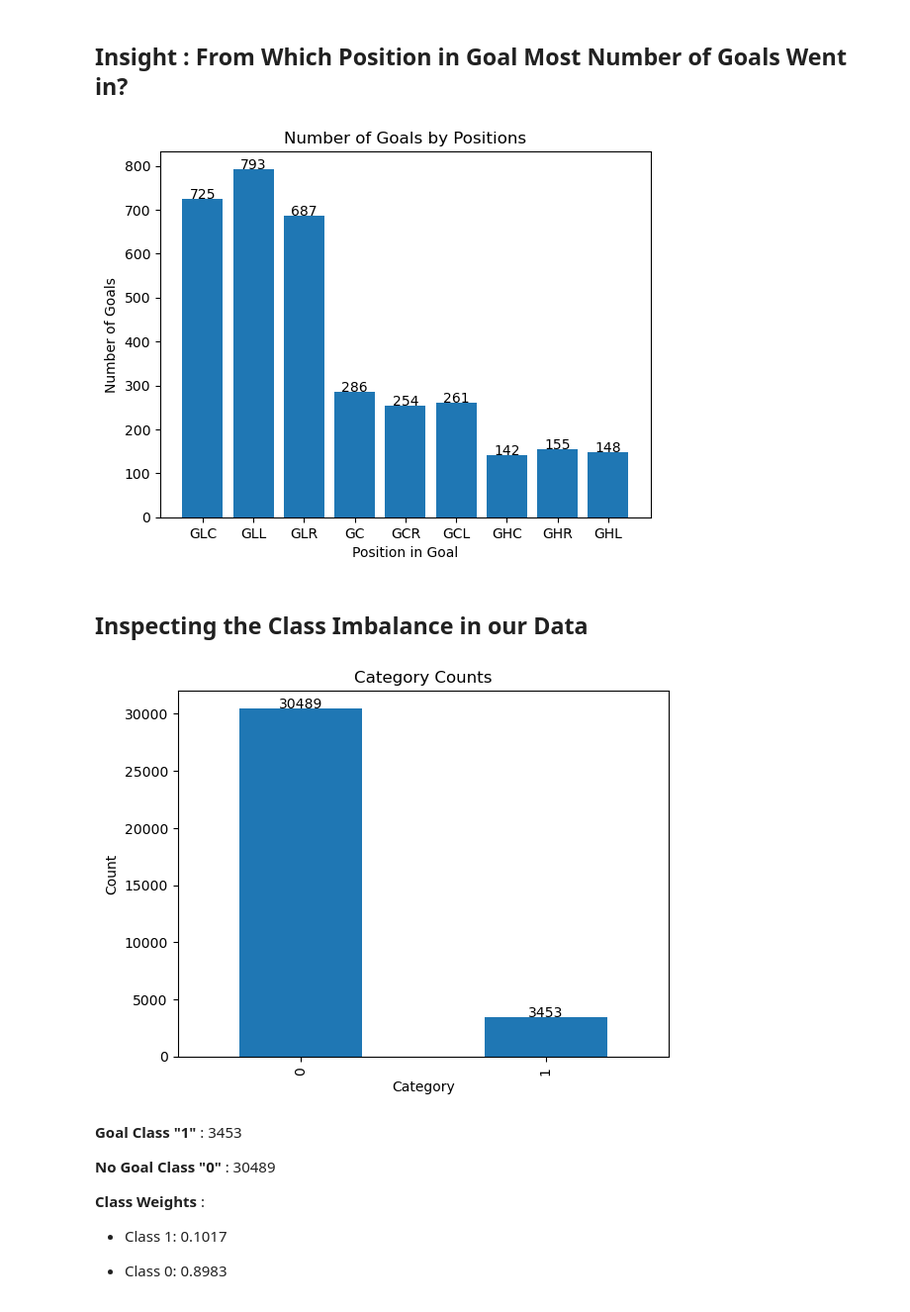
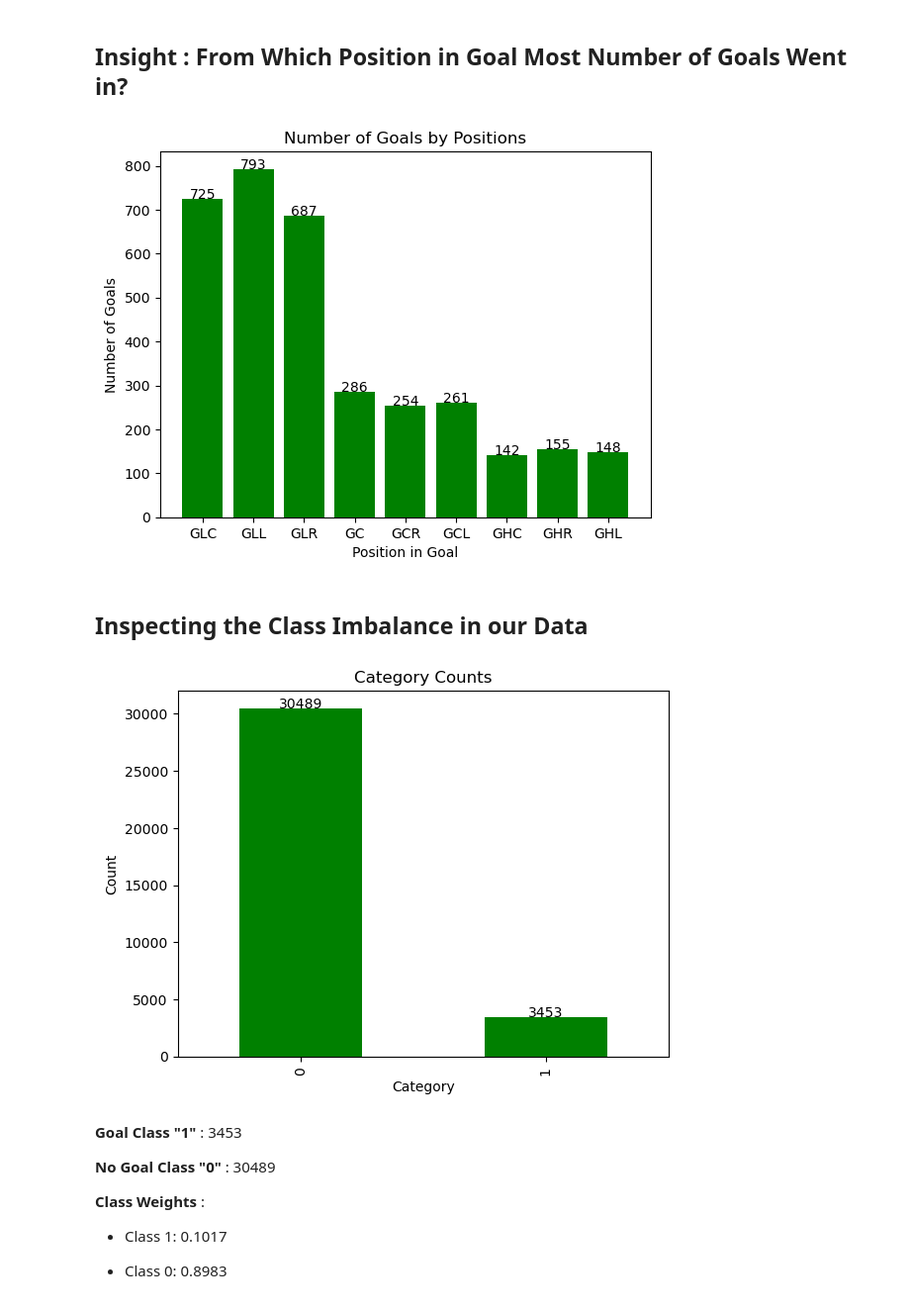
Before and after one commit to radhakrishnan-omotec/football-repo, a Jupyter notebook: project_part3_expected_goals_model_xg.ipynb, the cells around one changed output. Shown at 99% size. Cells and saved outputs as stored; diff of their text form; code cells hidden in the pictures.

```diff
--- a/project_part3_expected_goals_model_xg.ipynb
+++ b/project_part3_expected_goals_model_xg.ipynb
@@ -97,7 +97,7 @@ event_France
 632807 rows × 12 columns
 # %%
 # Loading data for Italian League
-with open('/Users/anshchoudhary/Downloads/archive/events_Italy.json') as f:
+with open('events\\events_Italy.json') as f:
     data_Italy = json.load(f)
 
 # Converting the laoded into datframe
@@ -120,7 +120,7 @@ event_Italy
 647372 rows × 12 columns
 # %%
 # Loading data for Spanish league
-with open('/Users/anshchoudhary/Downloads/archive/events_Spain.json') as f:
+with open('events\\events_Spain.json') as f:
     data_Spain = json.load(f)
 
 # Converting the laoded into datframe
@@ -143,7 +143,7 @@ event_Spain
 628659 rows × 12 columns
 # %%
 # Loading data for the German league
-with open('/Users/anshchoudhary/Downloads/archive/events_Germany.json') as f:
+with open('events\\events_Germany.json') as f:
     data_Germany = json.load(f)
 
 # Converting the laoded into datframe
@@ -188,7 +188,7 @@ event_data
 3071395 rows × 12 columns
 # %%
 # Loading the player rank data
-with open('/Users/anshchoudhary/Downloads/archive/playerank.json') as f:
+with open('events\\playerank.json') as f:
     data_player_rank = json.load(f)
 
 # Converting the laoded into datframe
@@ -991,7 +1006,7 @@ ghl_goals = mask['GHL'].sum()
 labels = ['GLC', 'GLL','GLR','GC','GCR','GCL','GHC','GHR','GHL']
 values = [glc_goals, gll_goals, glr_goals,gc_goals,gcr_goals,gcl_goals,ghc_goals,ghr_goals,ghl_goals]
 
-plt.bar(labels, values)
+plt.bar(labels, values, color='green')
 plt.title('Number of Goals by Positions')
 plt.xlabel('Position in Goal')
 plt.ylabel('Number of Goals')
@@ -1002,28 +1017,31 @@ for i, v in enumerate(values):
 
 plt.show()
 # %% [output]
-[figure, old version]
+[figure, new version]
 # %% [markdown]
 ## Inspecting the Class Imbalance in our Data
 # %%
+import matplotlib.pyplot as plt
+
 # Get the counts of each category
 counts = shots_model['Goal'].value_counts()
 
-# Create a bar plot
-counts.plot.bar()
+# Create a bar plot with green bars
+counts.plot.bar(color='green')
 
 # Set the title and axis labels
 plt.title('Category Counts')
 plt.xlabel('Category')
 plt.ylabel('Count')
 
 # Add text labels to the bars
 for i, v in enumerate(counts):
     plt.text(i, v + 0.25, str(v), color='black', ha='center')
+
 # Display the plot
 plt.show()
 # %% [output]
-[figure, old version]
+[figure, new version]
 # %% [markdown]
 <b> Goal Class "1" </b>:                  3453
 
```
Also changed, not shown: parts of 61 cells of this notebook.
